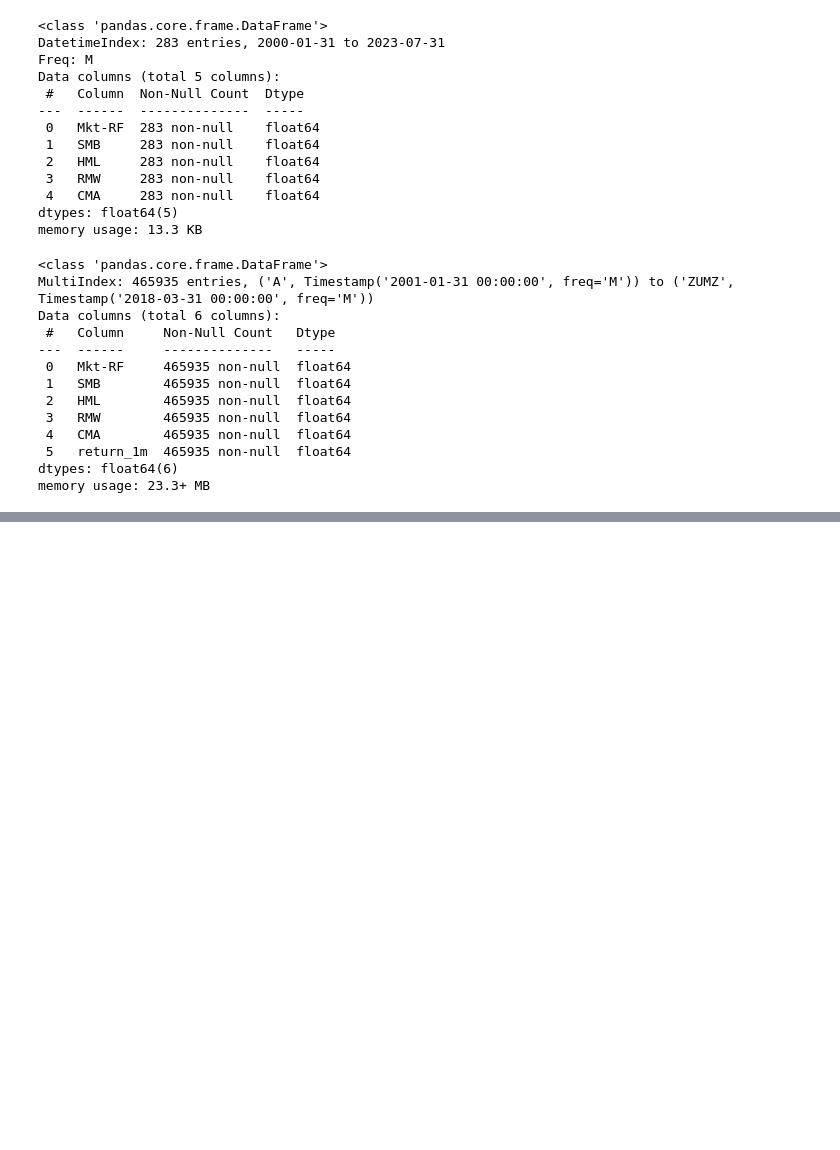
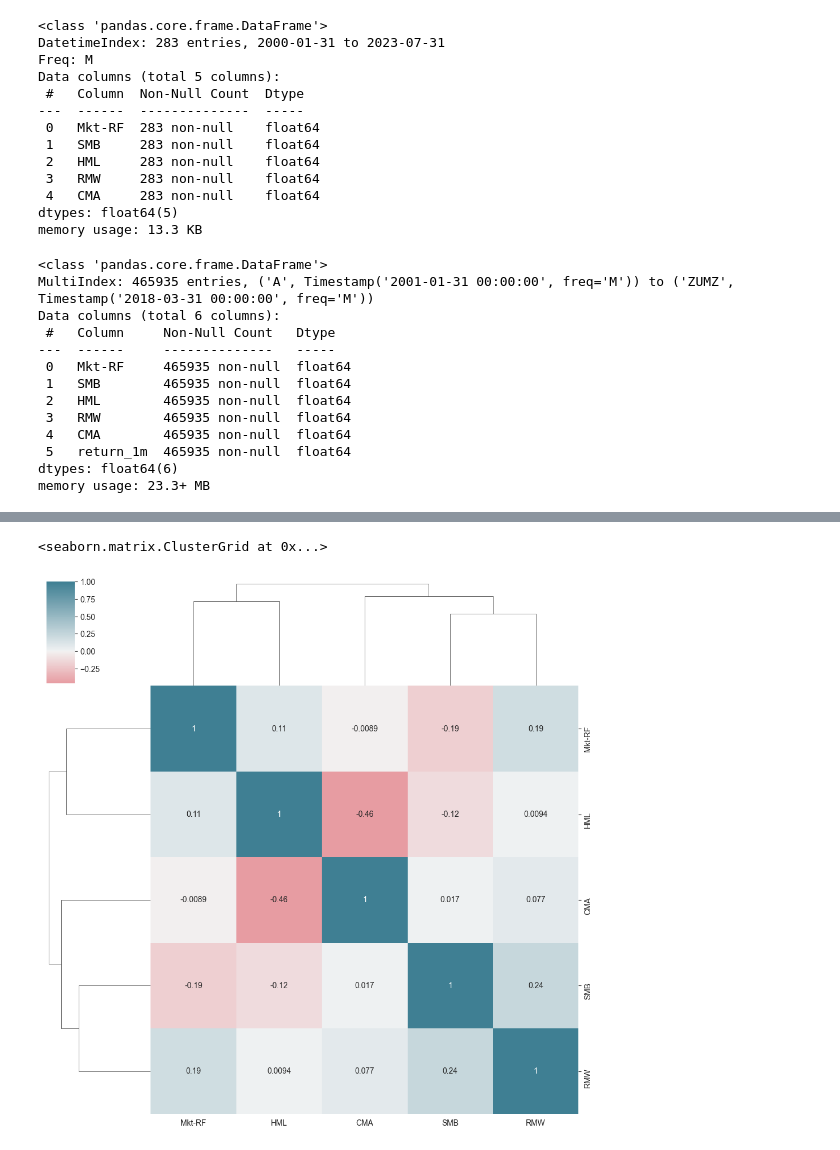
Before and after one commit to electribe15/DerivativeAnalytics, a Jupyter notebook: DataFeedAlphaFactors.ipynb, the cells around one changed output, grey strips where cells are left out. Saved outputs shown, nothing was run; the diff lists cells and outputs as text; code cells hidden in the pictures; blank space fills up the shorter version.

```diff
--- a/DataFeedAlphaFactors.ipynb
+++ b/DataFeedAlphaFactors.ipynb
@@ -214,3 +214,13 @@ Data columns (total 6 columns):
  5   return_1m  465935 non-null  float64
 dtypes: float64(6)
 memory usage: 23.3+ MB
+# %%
+T = 24
+betas = (factor_data.groupby(level='ticker',
+                             group_keys=False)
+         .apply(lambda x: RollingOLS(endog=x.return_1m,
+                                     exog=sm.add_constant(x.drop('return_1m', axis=1)),
+                                     window=min(T, x.shape[0]-1))
+                .fit(params_only=True)
+                .params
+                .drop('const', axis=1)))
@@ -216,0 +239,6 @@ memory usage: 23.3+ MB
+# %%
+cmap = sns.diverging_palette(10, 220, as_cmap=True)
+sns.clustermap(betas.corr(), annot=True, cmap=cmap, center=0)
+# %% [output]
+<seaborn.matrix.ClusterGrid at 0x...>
+[figure, added]
```
Also changed, not shown: parts of 11 cells of this notebook.
